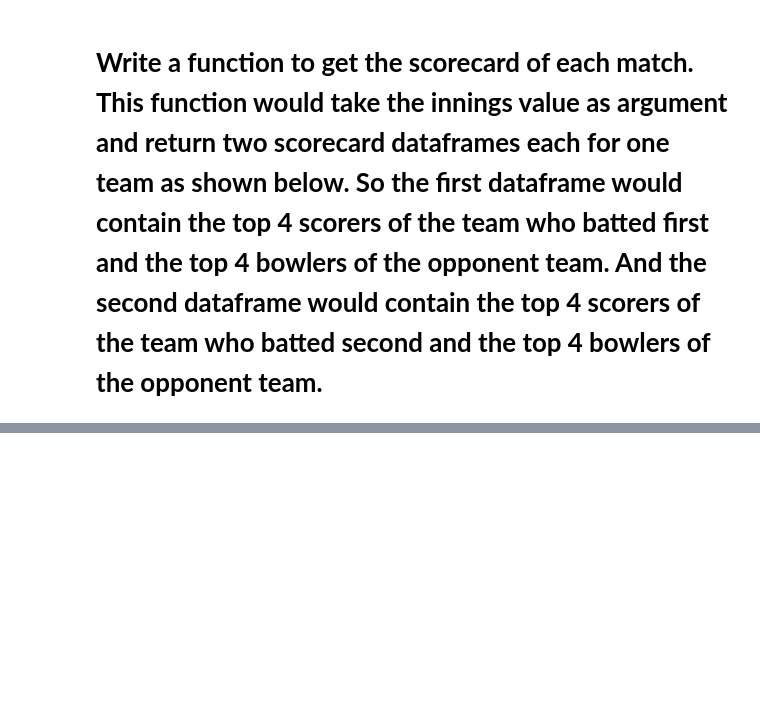
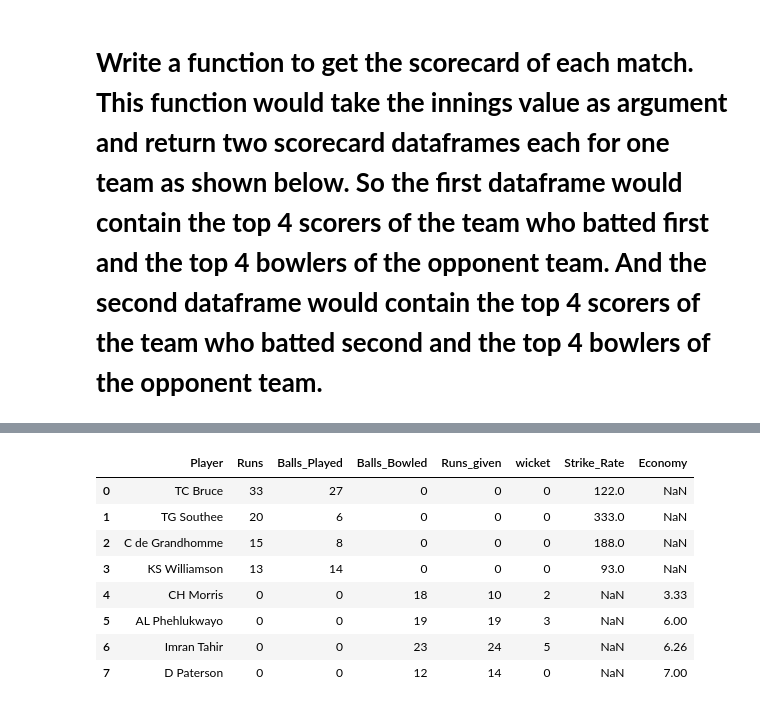
Before and after one commit to avigangarde/Self-project---Cricket-scorecard, a Jupyter notebook: Self_Project_Cricket_Scorecard.ipynb, the cells around one changed output, grey strips where cells are left out. Cells and saved outputs as stored; diff of their text form; code cells hidden in the pictures; blank space fills up the shorter version.

```diff
--- a/Self_Project_Cricket_Scorecard.ipynb
+++ b/Self_Project_Cricket_Scorecard.ipynb
@@ -306,0 +393,12 @@ The top three teams having the highest percentage of win
+# %%
+df2
+# %% [output]
+|  | Player | Runs | Balls_Played | Balls_Bowled | Runs_given | wicket | Strike_Rate | Economy |
+| 0 | TC Bruce | 33 | 27 | 0 | 0 | 0 | 122.0 | NaN |
+| 1 | TG Southee | 20 | 6 | 0 | 0 | 0 | 333.0 | NaN |
+| 2 | C de Grandhomme | 15 | 8 | 0 | 0 | 0 | 188.0 | NaN |
+| 3 | KS Williamson | 13 | 14 | 0 | 0 | 0 | 93.0 | NaN |
+| 4 | CH Morris | 0 | 0 | 18 | 10 | 2 | NaN | 3.33 |
+| 5 | AL Phehlukwayo | 0 | 0 | 19 | 19 | 3 | NaN | 6.00 |
+| 6 | Imran Tahir | 0 | 0 | 23 | 24 | 5 | NaN | 6.26 |
+| 7 | D Paterson | 0 | 0 | 12 | 14 | 0 | NaN | 7.00 |
```
Also changed, not shown: parts of 7 cells of this notebook.
